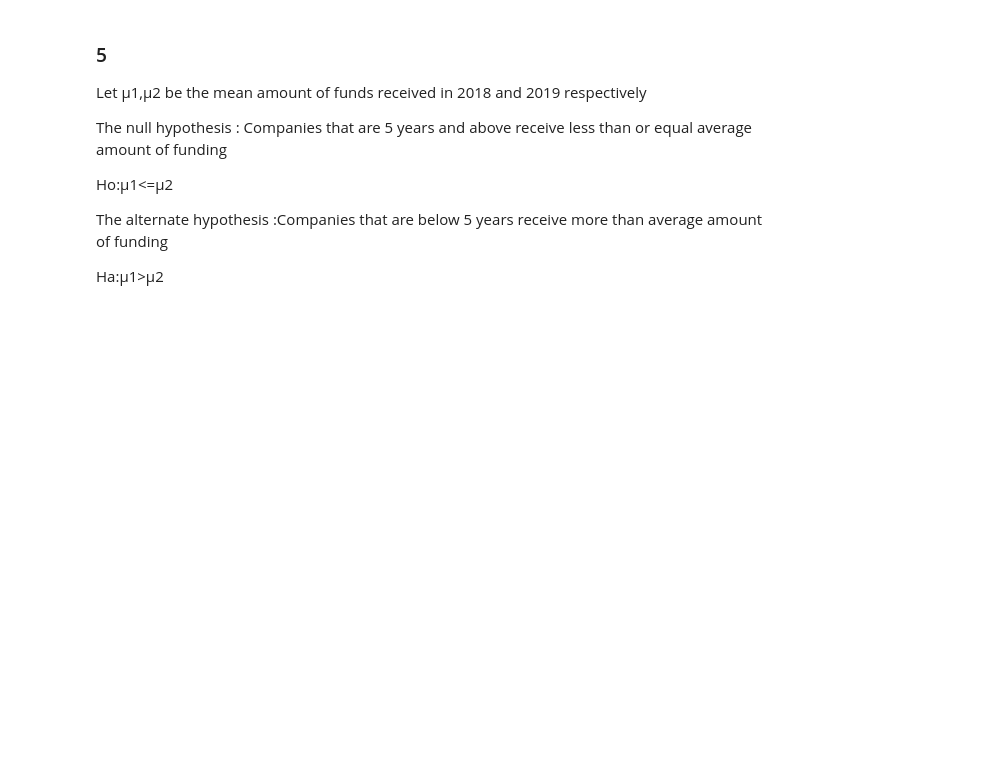
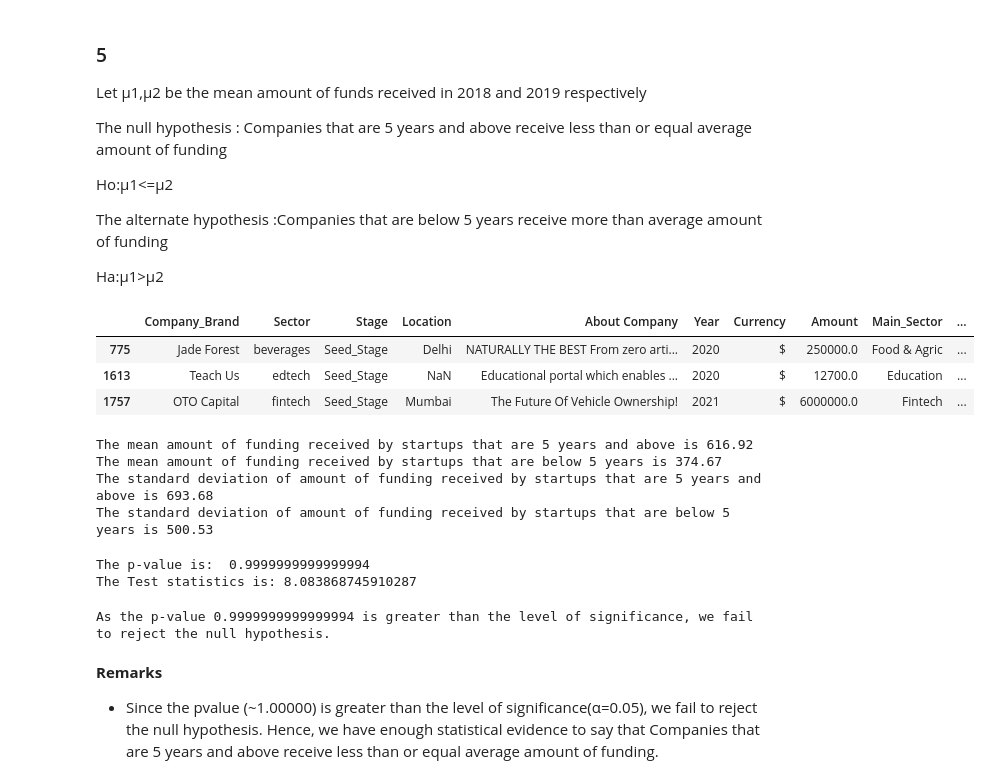
Before and after one commit to Koanim/Team-Lawrencium-Indian--startup-funding-Analysis-from-2018-to-2021, a Jupyter notebook: LP1_Lawrencium _project.ipynb, the cells around one changed output. Drawn from its saved outputs; the diff is of its cells as text; code cells hidden in the pictures; blank space fills up the shorter version.

Commit message:
added 5th hypothesis

```diff
--- a/LP1_Lawrencium _project.ipynb
+++ b/LP1_Lawrencium _project.ipynb
@@ -3070,3 +3070,23 @@ Ho:μ1<=μ2
 The alternate hypothesis :Companies that are below 5 years receive more than average amount of funding
 
 Ha:μ1>μ2
+# %%
+df_no_outlier['Age_of_Startup']=df_no_outlier['Year']-df_no_outlier['Founded']
+df_no_outlier.sample(3)
+# %% [output]
+|  | Company_Brand | Sector | Stage | Location | About Company | Year | Currency | Amount | Main_Sector | ... |
+| 775 | Jade Forest | beverages | Seed_Stage | Delhi | NATURALLY THE BEST From zero arti... | 2020 | $ | 250000.0 | Food & Agric | ... |
+| 1613 | Teach Us | edtech | Seed_Stage | NaN | Educational portal which enables ... | 2020 | $ | 12700.0 | Education | ... |
+| 1757 | OTO Capital | fintech | Seed_Stage | Mumbai | The Future Of Vehicle Ownership! | 2021 | $ | 6000000.0 | Fintech | ... |
+# %%
+#calculating the mean and standard deviations
+
+print('The mean amount of funding received by startups that are 5 years and above is ' + str(round(df_no_outlier[df_no_outlier['Age_of_Startup']>=5]['Amount(10000)'].mean(), 2)))
+print('The mean amount of funding received by startups that are below 5 years is ' + str(round(df_no_outlier[df_no_outlier['Age_of_Startup']<5]['Amount(10000)'].mean(), 2)))
+print('The standard deviation of amount of funding received by startups that are 5 years and above is ' + str(round(df_no_outlier[df_no_outlier['Age_of_Startup']>=5]['Amount(10000)'].std(), 2)))
+print('The standard deviation of amount of funding received by startups that are below 5 years is ' + str(round(df_no_outlier[df_no_outlier['Age_of_Startup']<5]['Amount(10000)'].std(), 2)))
+# %% [output]
+The mean amount of funding received by startups that are 5 years and above is 616.92
+The mean amount of funding received by startups that are below 5 years is 374.67
+The standard deviation of amount of funding received by startups that are 5 years and above is 693.68
+The standard deviation of amount of funding received by startups that are below 5 years is 500.53
@@ -3072,0 +3100,21 @@ Ha:μ1>μ2
+# %%
+# Calculating the p-value
+
+
+test_stat, p_value=ttest_ind(above_5yrs,below_5yrs, equal_var=True, alternative='less')
+print(f'The p-value is:  {p_value}\nThe Test statistics is: {test_stat}')
+# %% [output]
+The p-value is:  0.9999999999999994
+The Test statistics is: 8.083868745910287
+# %%
+# Comparing the p-value with α
+if p_value < 0.05:
+    print(f'As the p-value {p_value} is less than the level of significance, we reject the null hypothesis.')
+else:
+    print(f'As the p-value {p_value} is greater than the level of significance, we fail to reject the null hypothesis.')
+# %% [output]
+As the p-value 0.9999999999999994 is greater than the level of significance, we fail to reject the null hypothesis.
+# %% [markdown]
+**Remarks**
+
+- Since the pvalue (~1.00000) is greater than the level of significance(α=0.05), we fail to reject the null hypothesis. Hence, we have enough statistical evidence to say that Companies that are 5 years and above receive less than or equal average amount of funding.
```
Also changed, not shown: parts of 11 cells of this notebook.
